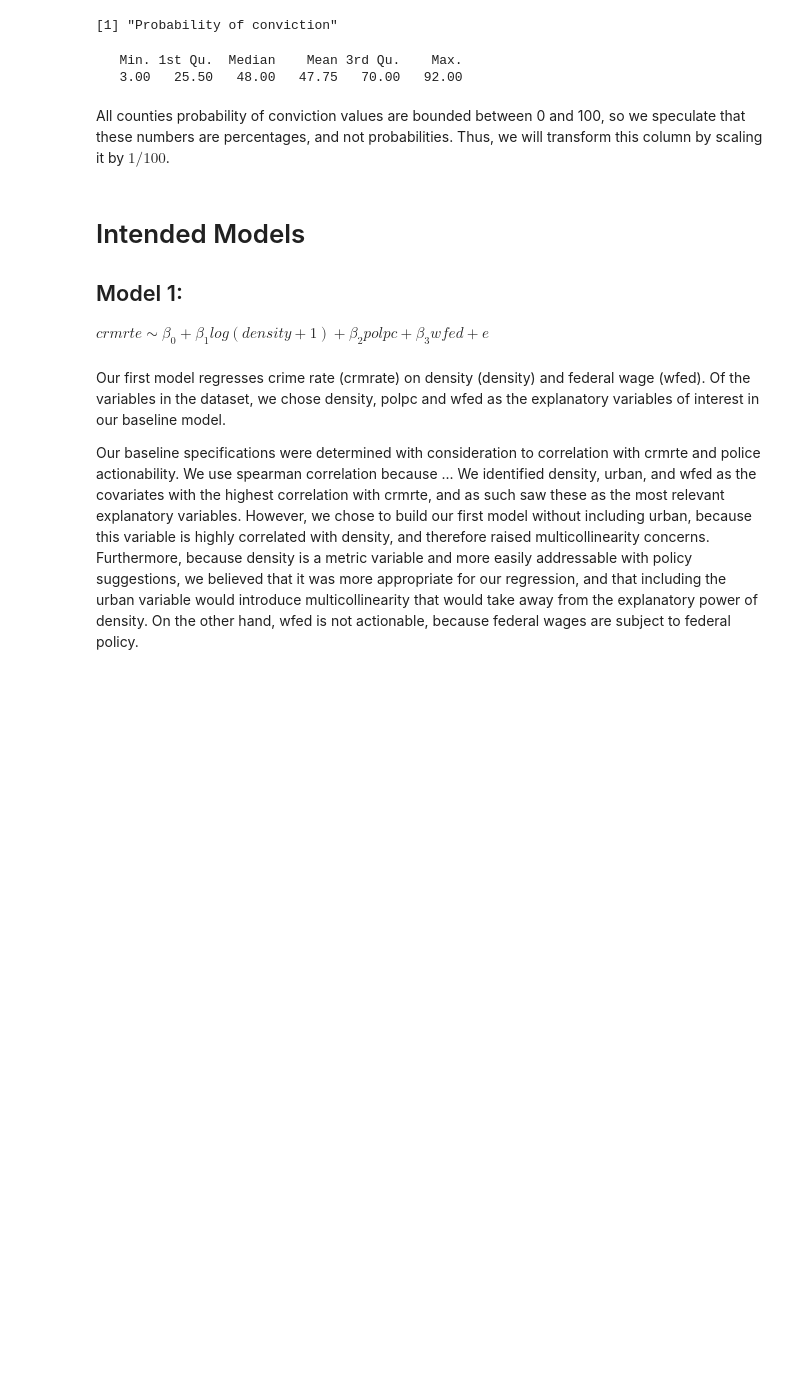
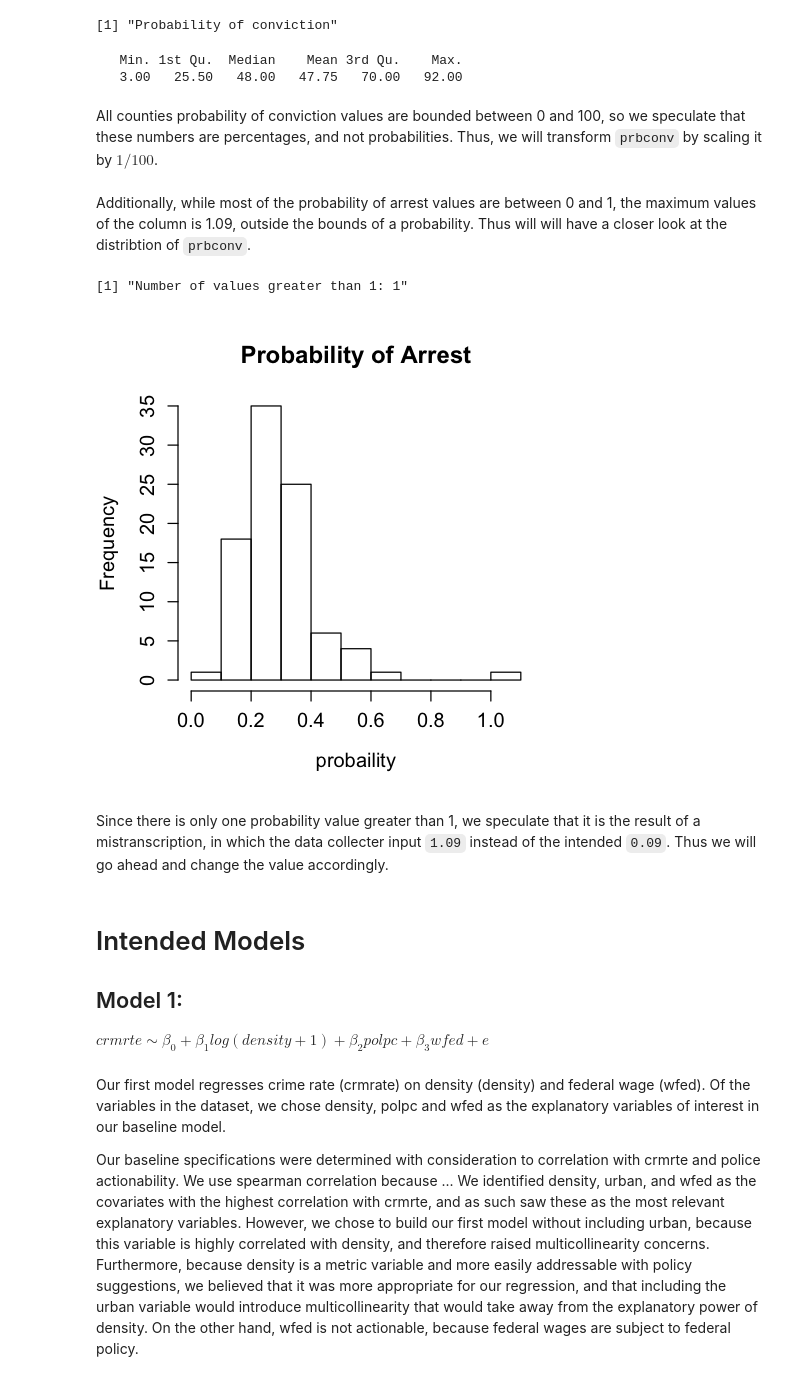
Before and after one commit to JBPelzner/w203-Lab-3, a Jupyter notebook: lab_3_report_v1.ipynb, the cells around one changed output. Drawn from its saved outputs; the diff is of its cells as text; code cells hidden in the pictures; blank space fills up the shorter version.

Commit message:
Added in deleted section about filling probability value over 1

```diff
--- a/lab_3_report_v1.ipynb
+++ b/lab_3_report_v1.ipynb
@@ -127,4 +129,17 @@ summary(crime$prbconv)
    Min. 1st Qu.  Median    Mean 3rd Qu.    Max.
    3.00   25.50   48.00   47.75   70.00   92.00
 # %% [markdown]
-All counties probability of conviction values are bounded between 0 and 100, so we speculate that these numbers are percentages, and not probabilities. Thus, we will transform this column by scaling it by $1/100$.
+All counties probability of conviction values are bounded between 0 and 100, so we speculate that these numbers are percentages, and not probabilities. Thus, we will transform `prbconv` by scaling it by $1/100$.
+# %%
+crime$prbconv <- 1.0/100 * crime$prbconv
+# %% [markdown]
+Additionally, while most of the probability of arrest values are between 0 and 1, the maximum values of the column is 1.09, outside the bounds of a probability. Thus will will have a closer look at the distribtion of `prbconv`.
+# %%
+options(repr.plot.height = 4, repr.plot.width = 4, repr.plot.pointsize = 10)
+hist(crime$prbarr, main = 'Probability of Arrest', xlab='probaility')
+paste0('Number of values greater than 1: ', sum(crime$prbarr > 1.0))
+# %% [output]
+[1] "Number of values greater than 1: 1"
+[figure, added]
+# %% [markdown]
+Since there is only one probability value greater than 1, we speculate that it is the result of a mistranscription, in which the data collecter input `1.09` instead of the intended `0.09`. Thus we will go ahead and change the value accordingly.
```
Also changed, not shown: parts of 29 cells of this notebook.
